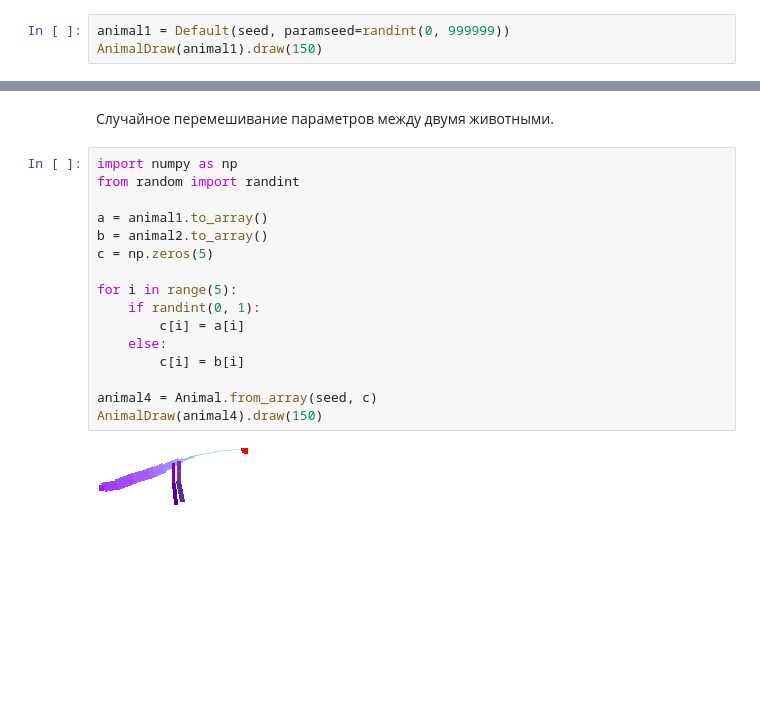
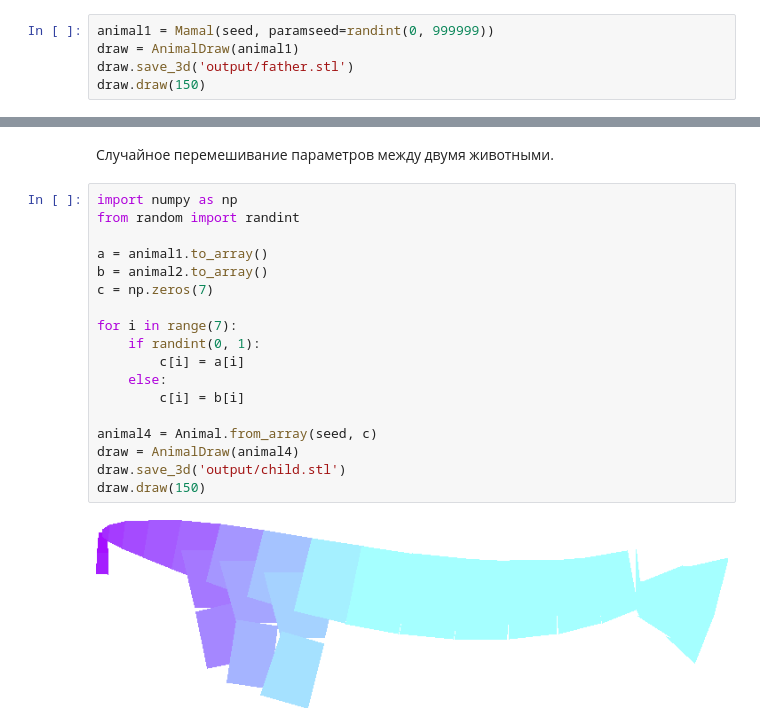
Before and after one commit to spidzsaus/zverushkas, a Jupyter notebook: interactive.ipynb, the cells around one changed output, grey strips where cells are left out. Drawn from its saved outputs; the diff is of its cells as text; blank space fills up the shorter version.

```diff
--- a/interactive.ipynb
+++ b/interactive.ipynb
@@ -133,4 +109,6 @@ print('Общий сид:', seed)
 # %%
-animal1 = Default(seed, paramseed=randint(0, 999999))
-AnimalDraw(animal1).draw(150)
+animal1 = Mamal(seed, paramseed=randint(0, 999999))
+draw = AnimalDraw(animal1)
+draw.save_3d('output/father.stl')
+draw.draw(150)
 # %% [output]
@@ -166,18 +152,20 @@ interactive(children=(FloatSlider(value=50.0, description='percent'), Output()),
 # %%
 import numpy as np
 from random import randint
 
 a = animal1.to_array()
 b = animal2.to_array()
-c = np.zeros(5)
+c = np.zeros(7)
 
-for i in range(5):
+for i in range(7):
     if randint(0, 1):
         c[i] = a[i]
     else:
         c[i] = b[i]
 
 animal4 = Animal.from_array(seed, c)
-AnimalDraw(animal4).draw(150)
+draw = AnimalDraw(animal4)
+draw.save_3d('output/child.stl')
+draw.draw(150)
 # %% [output]
-[figure, old version]
+[figure, new version]
```
Also changed, not shown: parts of 11 cells of this notebook, 3 other files.
